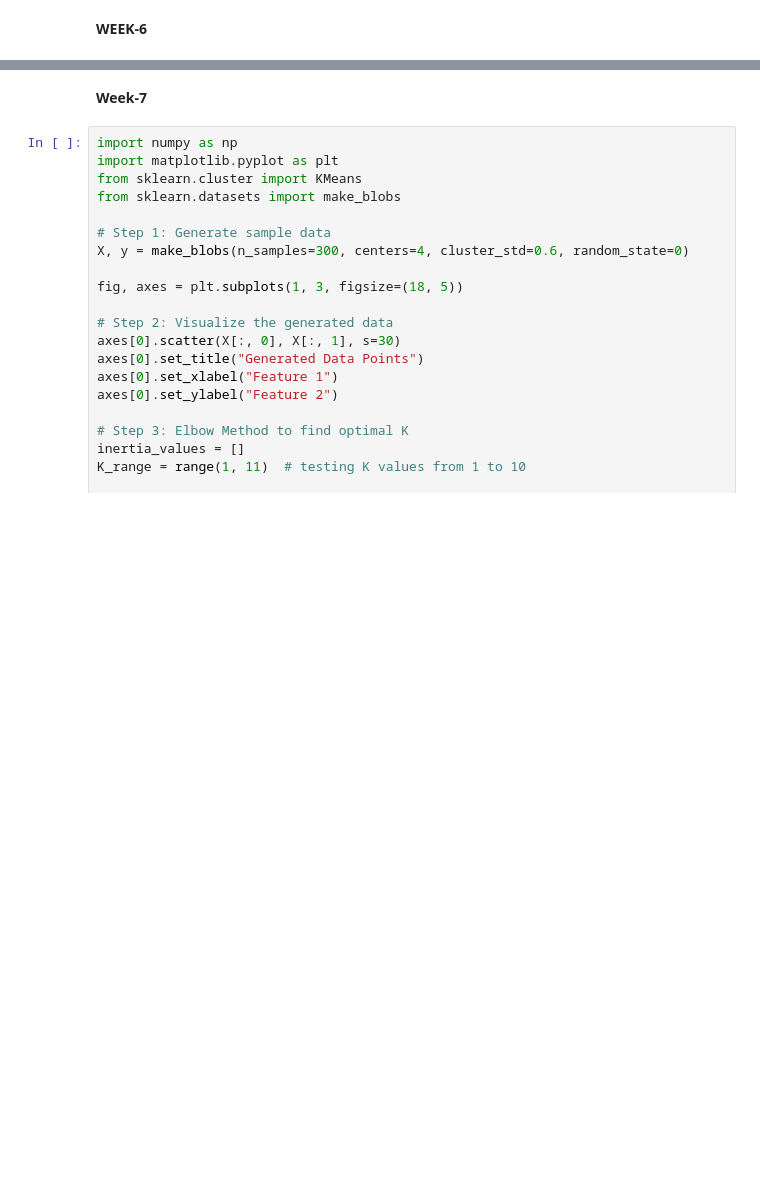
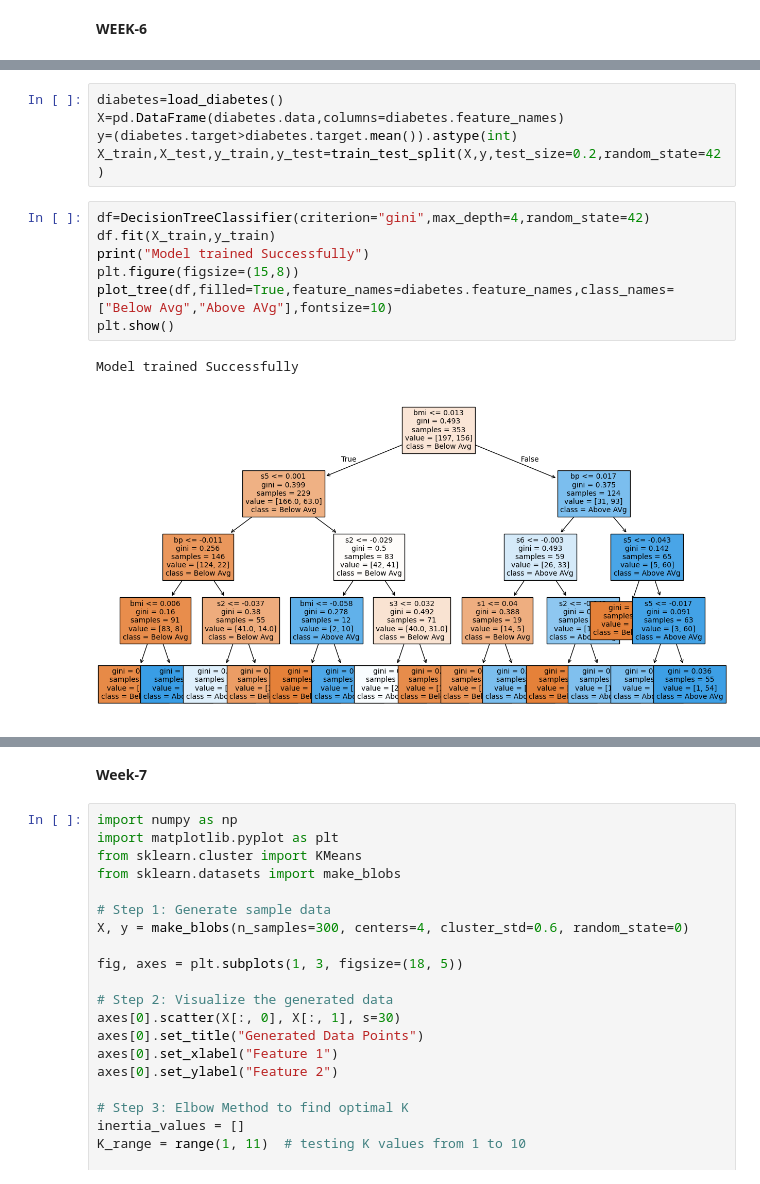
Before and after one commit to anushkamaisa/ML_LAB, a Jupyter notebook: MLPractice.ipynb, the cells around one changed output, grey strips where cells are left out. Saved outputs shown, nothing was run; the diff lists cells and outputs as text; blank space fills up the shorter version.

```diff
--- a/MLPractice.ipynb
+++ b/MLPractice.ipynb
@@ -2218,0 +1991,15 @@ KNeighborsClassifier does not accept missing values encoded as NaN natively. For
+# %%
+diabetes=load_diabetes()
+X=pd.DataFrame(diabetes.data,columns=diabetes.feature_names)
+y=(diabetes.target>diabetes.target.mean()).astype(int)
+X_train,X_test,y_train,y_test=train_test_split(X,y,test_size=0.2,random_state=42)
+# %%
+df=DecisionTreeClassifier(criterion="gini",max_depth=4,random_state=42)
+df.fit(X_train,y_train)
+print("Model trained Successfully")
+plt.figure(figsize=(15,8))
+plot_tree(df,filled=True,feature_names=diabetes.feature_names,class_names=["Below Avg","Above AVg"],fontsize=10)
+plt.show()
+# %% [output]
+Model trained Successfully
+[figure, added]
```
Also changed, not shown: parts of 88 cells of this notebook.
